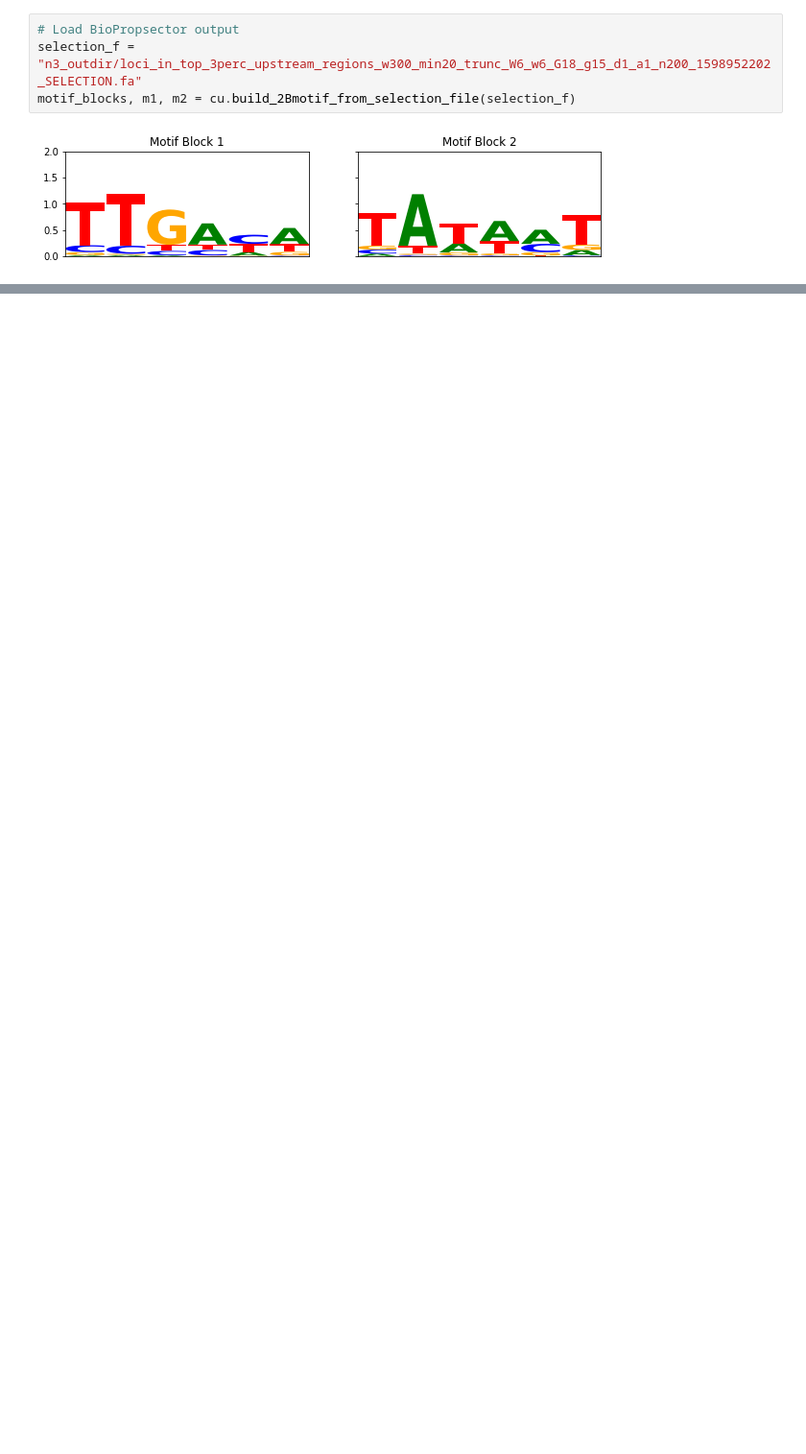
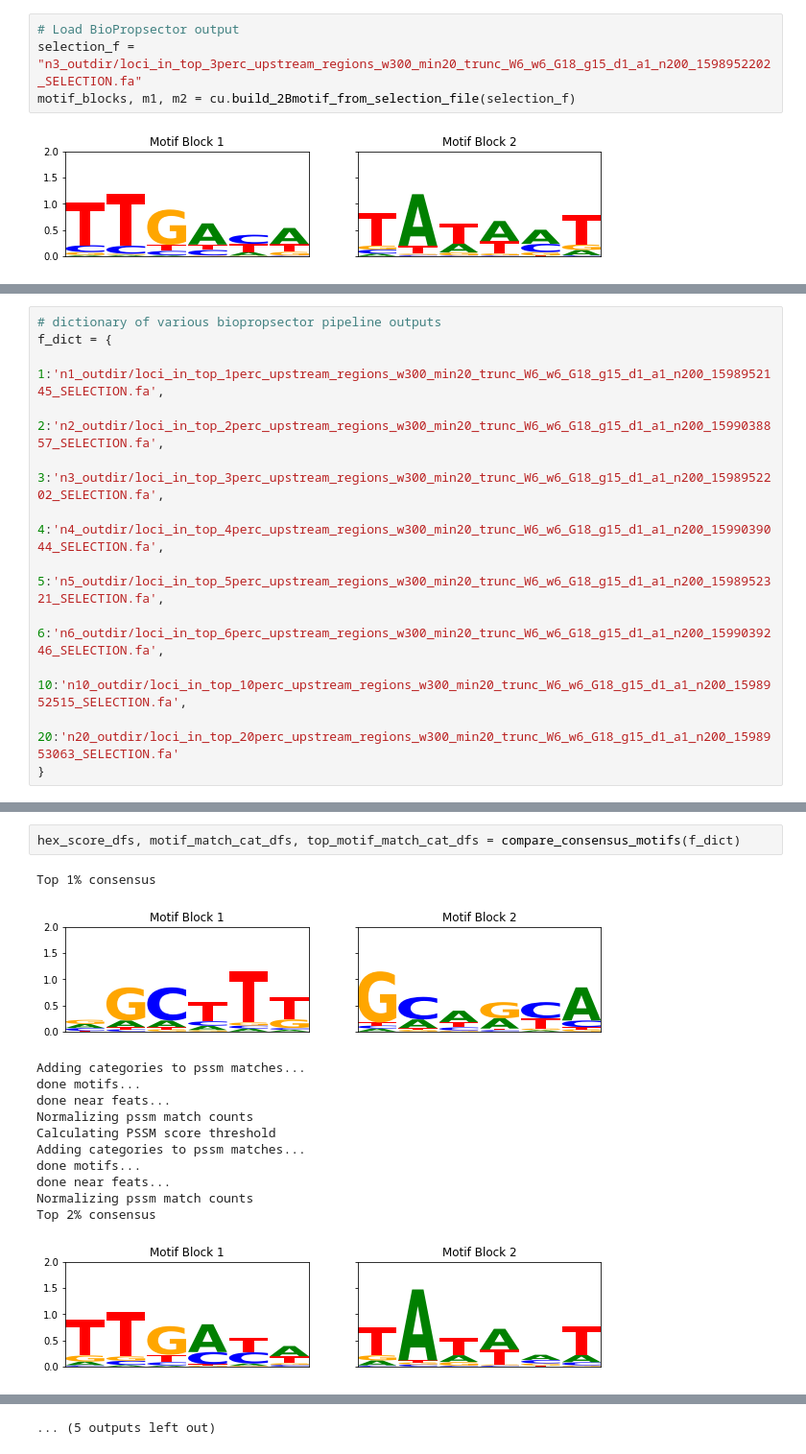
Before and after one commit to erinhwilson/promoter-id-from-rnaseq, a Jupyter notebook: analyze_consensus_motif.ipynb, the cells around one changed output, grey strips where cells are left out. Shown at 96% size. Drawn from its saved outputs; the diff is of its cells as text; blank space fills up the shorter version.

Commit message:
add analysis viz to compare top percent groups

```diff
--- a/analyze_consensus_motif.ipynb
+++ b/analyze_consensus_motif.ipynb
@@ -164,0 +223,12 @@ done!
+# %%
+# dictionary of various biopropsector pipeline outputs
+f_dict = {
+    1:'n1_outdir/loci_in_top_1perc_upstream_regions_w300_min20_trunc_W6_w6_G18_g15_d1_a1_n200_1598952145_SELECTION.fa',
+    2:'n2_outdir/loci_in_top_2perc_upstream_regions_w300_min20_trunc_W6_w6_G18_g15_d1_a1_n200_1599038857_SELECTION.fa',
+    3:'n3_outdir/loci_in_top_3perc_upstream_regions_w300_min20_trunc_W6_w6_G18_g15_d1_a1_n200_1598952202_SELECTION.fa',
+    4:'n4_outdir/loci_in_top_4perc_upstream_regions_w300_min20_trunc_W6_w6_G18_g15_d1_a1_n200_1599039044_SELECTION.fa',
+    5:'n5_outdir/loci_in_top_5perc_upstream_regions_w300_min20_trunc_W6_w6_G18_g15_d1_a1_n200_1598952321_SELECTION.fa',
+    6:'n6_outdir/loci_in_top_6perc_upstream_regions_w300_min20_trunc_W6_w6_G18_g15_d1_a1_n200_1599039246_SELECTION.fa',
+    10:'n10_outdir/loci_in_top_10perc_upstream_regions_w300_min20_trunc_W6_w6_G18_g15_d1_a1_n200_1598952515_SELECTION.fa',
+    20:'n20_outdir/loci_in_top_20perc_upstream_regions_w300_min20_trunc_W6_w6_G18_g15_d1_a1_n200_1598953063_SELECTION.fa'
+}
@@ -164,0 +286,16 @@ done!
+# %%
+hex_score_dfs, motif_match_cat_dfs, top_motif_match_cat_dfs = compare_consensus_motifs(f_dict)
+# %% [output]
+Top 1% consensus
+[figure, added]
+Adding categories to pssm matches...
+done motifs...
+done near feats...
+Normalizing pssm match counts
+Calculating PSSM score threshold
+Adding categories to pssm matches...
+done motifs...
+done near feats...
+Normalizing pssm match counts
+Top 2% consensus
+[figure, added]
@@ -164,0 +346 @@ done!
+... (5 outputs left out)
```
Also changed, not shown: parts of 49 cells of this notebook, 1 other file.
